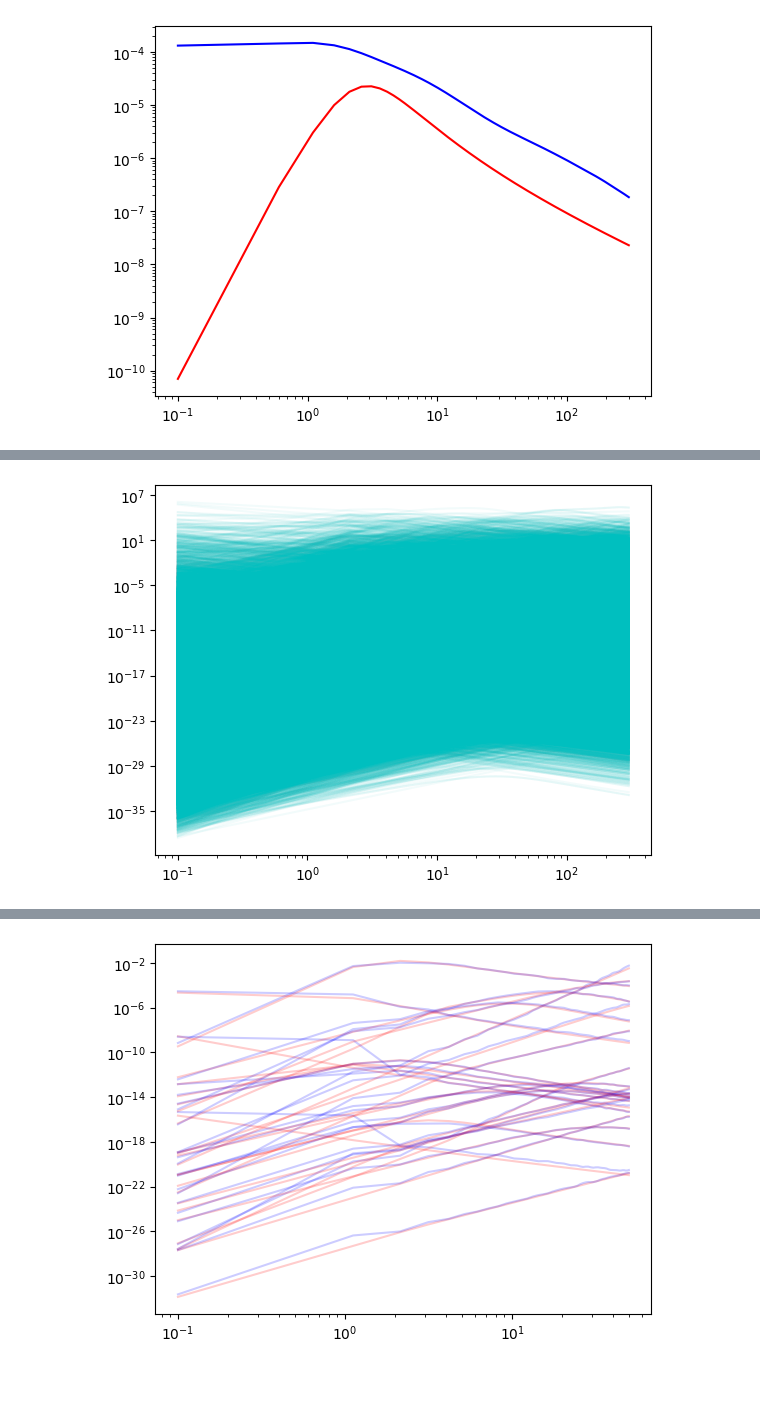
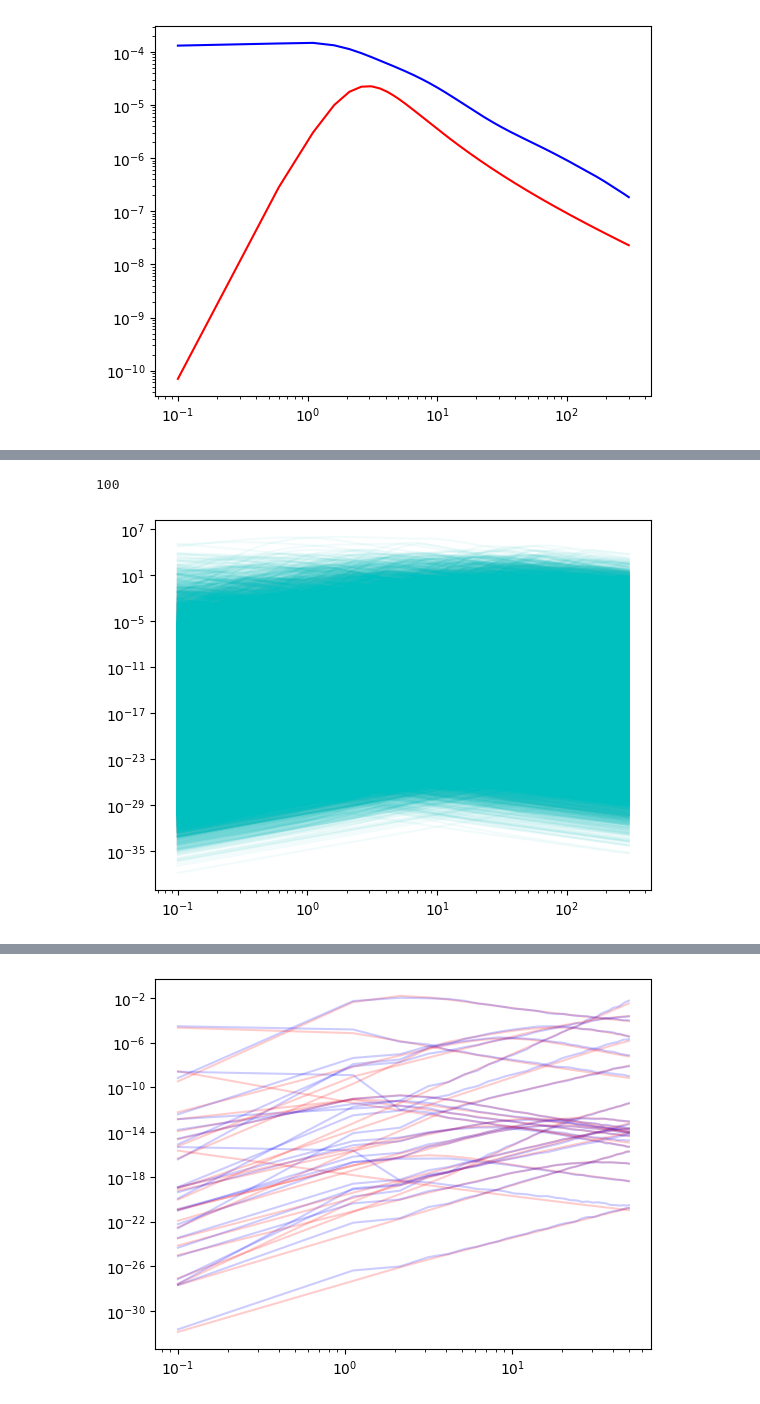
Before and after one commit to wfw23/MPhys_project, a Jupyter notebook: emulation.ipynb, the cells around one changed output, grey strips where cells are left out. Drawn from its saved outputs; the diff is of its cells as text; code cells hidden in the pictures.

```diff
--- a/emulation.ipynb
+++ b/emulation.ipynb
@@ -142,13 +142,19 @@ ax1.loglog(time, prediction[0,:], color='blue')#, ls='None', marker='x')
 plt.show()
 # %% [output]
 [figure]
+# %%
+from redback.transient_models.afterglow_models import tophat_redback
+def new_tophat_func(time,  thv, loge0 , thc, logn0, p, logepse, logepsb, g0,frequency):
+    flux= tophat_redback(time=time, output_format='flux_density', redshift=0.01,  thv=thv, loge0=loge0 , thc=thc, logn0=logn0, p=p, logepse=logepse,
+        logepsb=logepsb, xiN=1, g0=g0, frequency= frequency)
+    return flux
 # %%
 def tophat_func(time,  thv, loge0 , thc, logn0, p, logepse, logepsb, g0,frequency):
     flux= tophat(time=time, output_format='flux_density', redshift=0.01,  thv=thv, loge0=loge0 , thc=thc, logn0=logn0, p=p, logepse=logepse,
         logepsb=logepsb, ksin=1, g0=g0, frequency= frequency)
     return flux
 # %%
-general_priors= redback.priors.get_priors(model='tophat')
+general_priors= redback.priors.get_priors(model='tophat_redback')
 #general_priors['frequency']= Uniform(minimum=1e13, maximum=2e15, name='frequency', latex_label='$frequency$', unit=None, boundary=None)
 frequency=[]
 for f in range(9,18):
@@ -163,9 +169,9 @@ samples['frequency']=frequency
 tophat_data=pd.DataFrame.from_dict(samples)
 unprocessed= pd.DataFrame.from_dict(samples)
 tophat_data.drop('redshift', axis=1,inplace=True)
-tophat_data.drop('ksin', axis=1,inplace=True)
+tophat_data.drop('xiN', axis=1,inplace=True)
 unprocessed.drop('redshift', axis=1,inplace=True)
-unprocessed.drop('ksin', axis=1,inplace=True)
+unprocessed.drop('xiN', axis=1,inplace=True)
 
 tophat_data['thv']=np.log10(tophat_data['thv'])
 tophat_data['thc']=np.log10(tophat_data['thc'])
@@ -196,13 +202,19 @@ testing
 100 rows × 9 columns
+# %%
+time = np.linspace(0.1, 1, 10) #20 pints bewteen 0.1 and 1 day
+time=np.insert(time,10,np.linspace(1.2,10,20))
+time=np.insert(time,30,np.linspace(12,300,70))
+len(time)
+# %% [output]
+100
 # %%
-time = np.linspace(0.1, 300, 150) #xs
 ys = np.zeros((num-tnum, len(time)))  #ys
 
 ax= plt.subplot()
 
 for i in range(num-tnum):
-    ys[i]= tophat_func(time, **unprocessed.iloc[i])
+    ys[i]= new_tophat_func(time, **unprocessed.iloc[i])
     ax.loglog(time, ys[i], color='c', alpha=0.05)
 plt.show()
 # %% [output]
-[figure, old version]
+[figure, new version]
```
Also changed, not shown: parts of 10 cells of this notebook, 37 other files.
